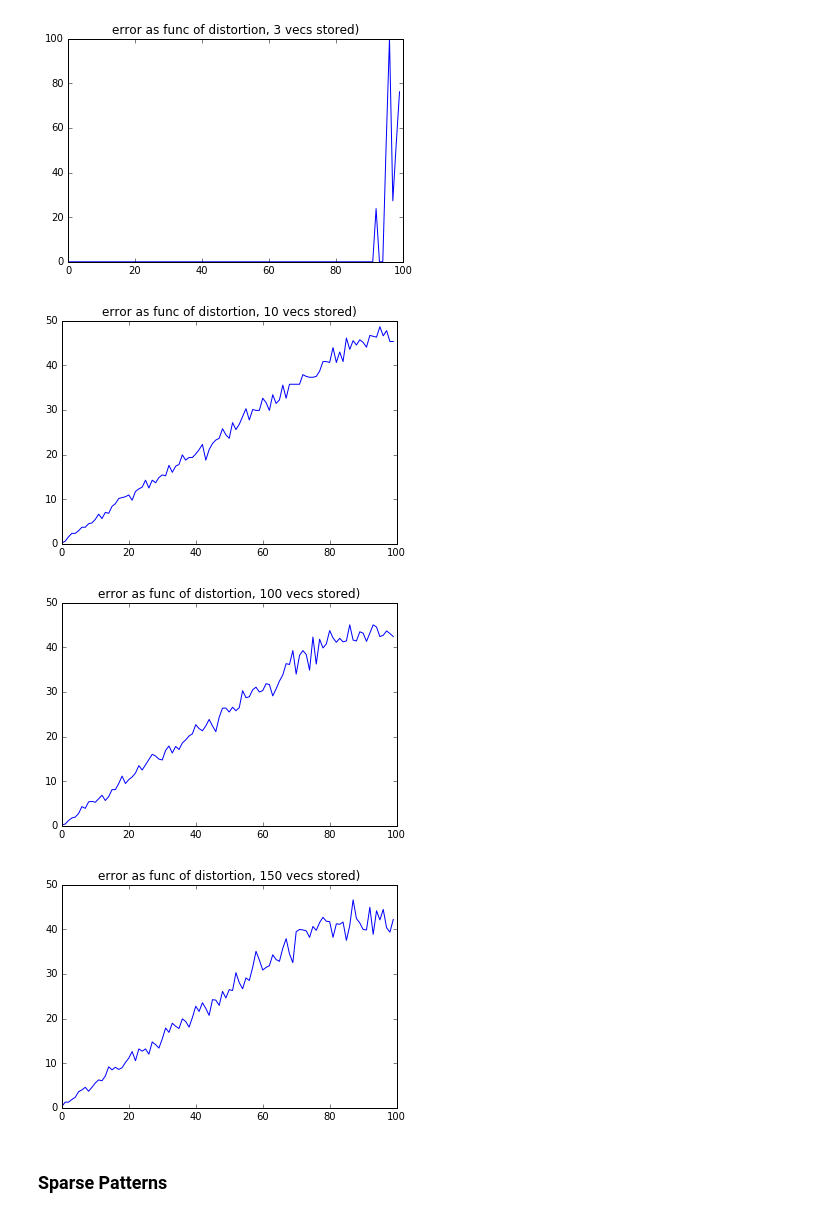
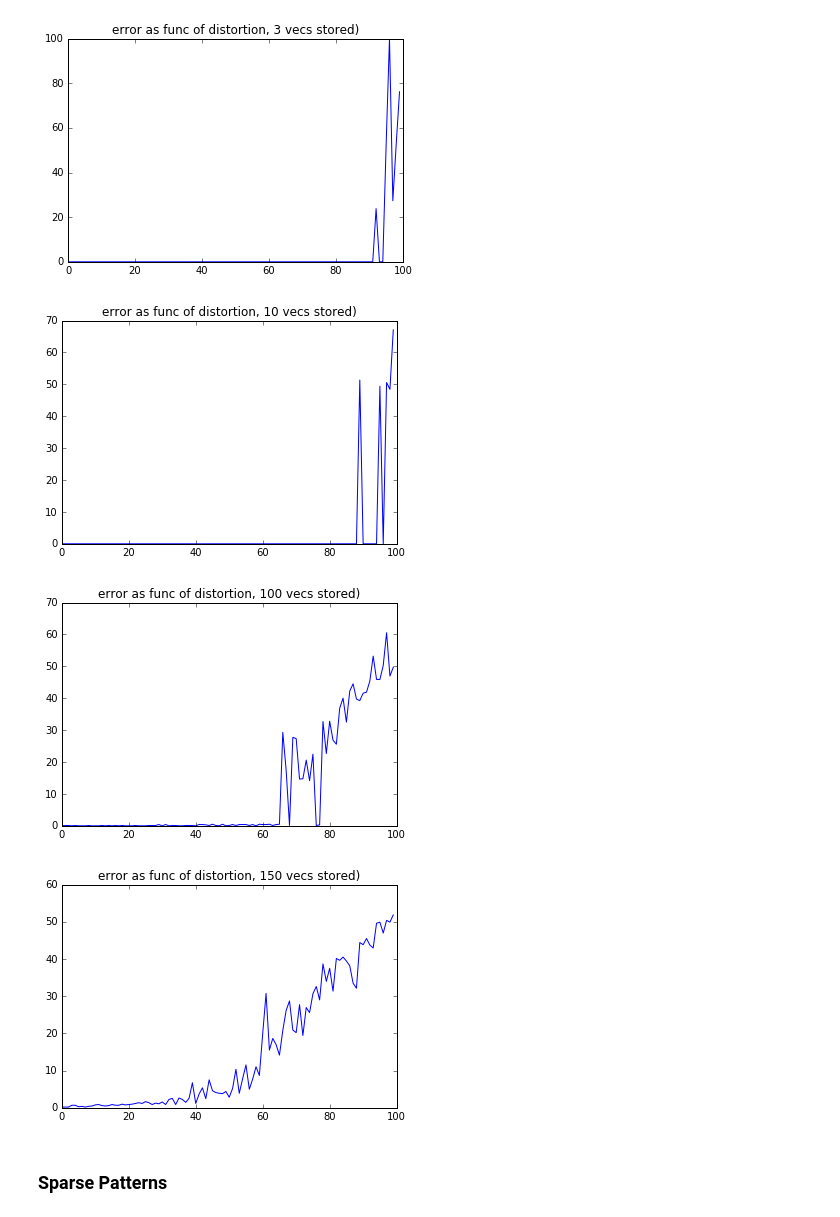
Before and after one commit to Styren/DD2437, a Jupyter notebook: Lab3/Lab3.ipynb, the cells around one changed output. Drawn from its saved outputs; the diff is of its cells as text; code cells hidden in the pictures.

```diff
--- a/Lab3/Lab3.ipynb
+++ b/Lab3/Lab3.ipynb
@@ -509,12 +509,12 @@ errors = []
 for percentage in range(100):
     percentage = percentage/100 + 0.01
     dist_pic = distort_data(trainingData[0], percentage)
-    errors.append(calc_error(dist_pic))
+    errors.append(calc_error(trainingData[0],dist_pic))
 plt.plot(errors)
 plt.title("error as func of distortion, {} vecs stored)".format(dim))
 plt.show()
 # %% [output]
-[figure, old version]
+[figure, new version]
 # %%
 # Store 100 vectors of random data
 dim = 100
@@ -525,28 +525,28 @@ errors = []
 for percentage in range(100):
     percentage = percentage/100 + 0.01
     dist_pic = distort_data(trainingData[0], percentage)
-    errors.append(calc_error(dist_pic))
+    errors.append(calc_error(trainingData[0], dist_pic))
 plt.plot(errors)
 plt.title("error as func of distortion, {} vecs stored)".format(dim))
 plt.show()
 # %% [output]
-[figure, old version]
+[figure, new version]
 # %%
 # Store 150 vectors of random data
 dim = 150
 hn_cap = HebianNet()
 trainingData = create_random_data(dim)
 hn_cap.train(trainingData)
 errors = []
 for percentage in range(100):
     percentage = percentage/100 + 0.01
     dist_pic = distort_data(trainingData[0], percentage)
-    errors.append(calc_error(dist_pic))
+    errors.append(calc_error(trainingData[0], dist_pic))
 plt.plot(errors)
 plt.title("error as func of distortion, {} vecs stored)".format(dim))
 plt.show()
 # %% [output]
-[figure, old version]
+[figure, new version]
 # %% [markdown]
 ### Sparse Patterns
 # %%
```
